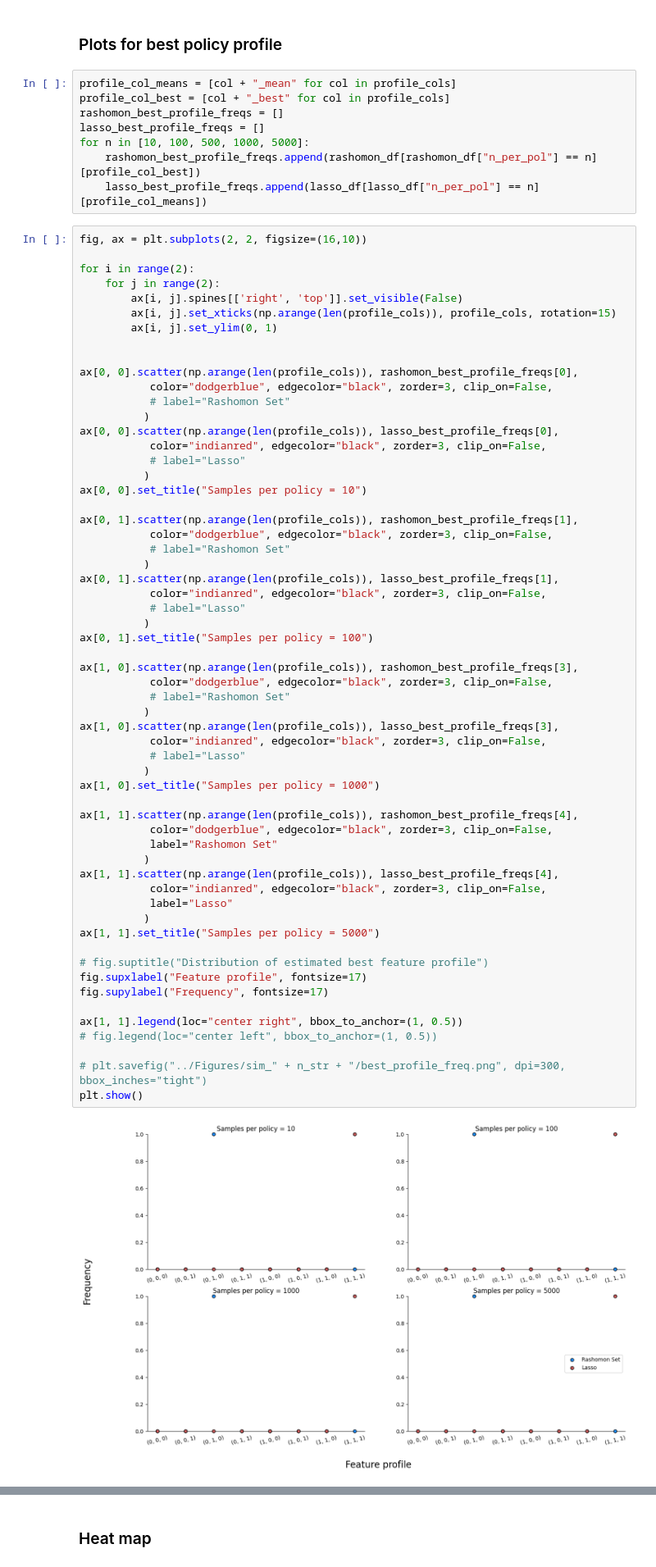
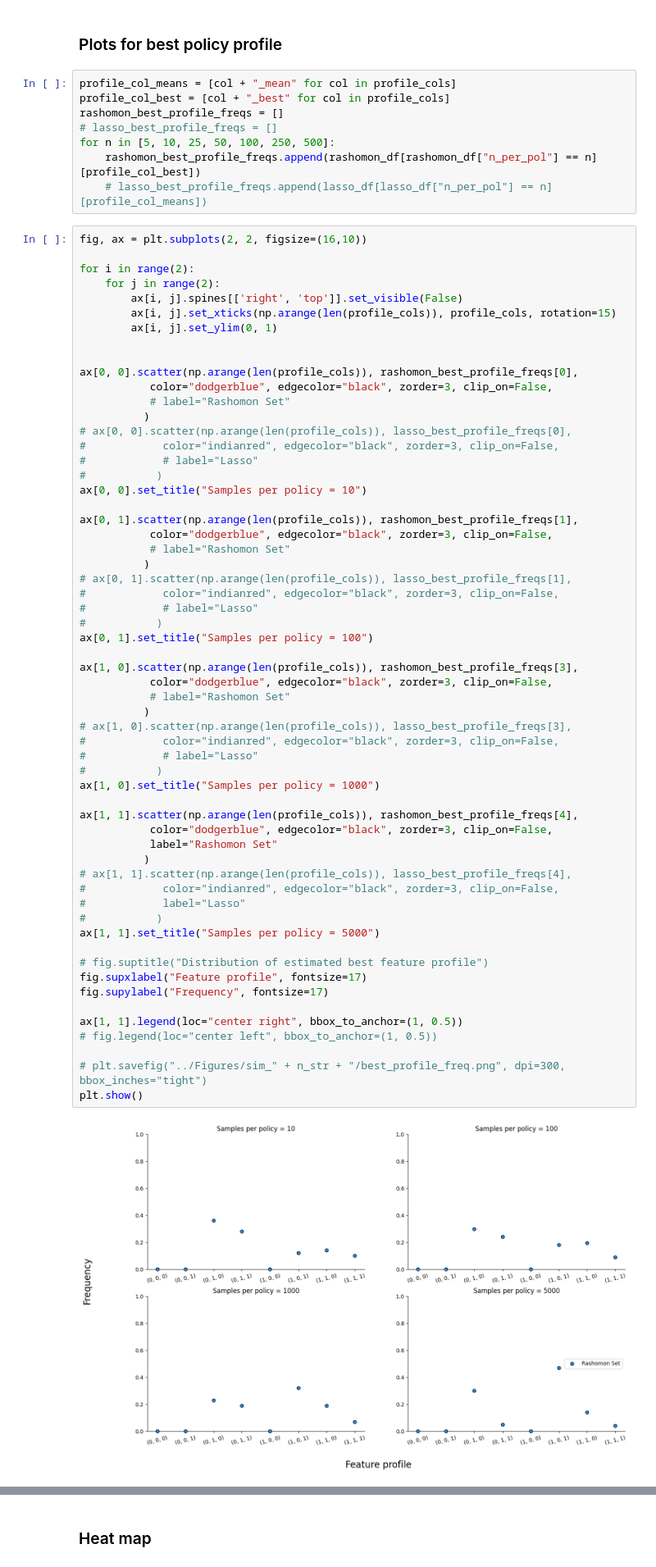
Before and after one commit to AparaV/rashomon-partition-sets, a Jupyter notebook: Code/analyze_results.ipynb, the cells around one changed output, grey strips where cells are left out. Shown at 82% size. Drawn from its saved outputs; the diff is of its cells as text.

```diff
--- a/Code/analyze_results.ipynb
+++ b/Code/analyze_results.ipynb
@@ -496,10 +497,10 @@ ct_df.head(n=10)
 profile_col_means = [col + "_mean" for col in profile_cols]
 profile_col_best = [col + "_best" for col in profile_cols]
 rashomon_best_profile_freqs = []
-lasso_best_profile_freqs = []
-for n in [10, 100, 500, 1000, 5000]:
+# lasso_best_profile_freqs = []
+for n in [5, 10, 25, 50, 100, 250, 500]:
     rashomon_best_profile_freqs.append(rashomon_df[rashomon_df["n_per_pol"] == n][profile_col_best])
-    lasso_best_profile_freqs.append(lasso_df[lasso_df["n_per_pol"] == n][profile_col_means])
+    # lasso_best_profile_freqs.append(lasso_df[lasso_df["n_per_pol"] == n][profile_col_means])
 # %%
 fig, ax = plt.subplots(2, 2, figsize=(16,10))
 
@@ -514,53 +515,53 @@ ax[0, 0].scatter(np.arange(len(profile_cols)), rashomon_best_profile_freqs[0],
            color="dodgerblue", edgecolor="black", zorder=3, clip_on=False,
            # label="Rashomon Set"
           )
-ax[0, 0].scatter(np.arange(len(profile_cols)), lasso_best_profile_freqs[0],
-           color="indianred", edgecolor="black", zorder=3, clip_on=False,
-           # label="Lasso"
-          )
+# ax[0, 0].scatter(np.arange(len(profile_cols)), lasso_best_profile_freqs[0],
+#            color="indianred", edgecolor="black", zorder=3, clip_on=False,
+#            # label="Lasso"
+#           )
 ax[0, 0].set_title("Samples per policy = 10")
 
 ax[0, 1].scatter(np.arange(len(profile_cols)), rashomon_best_profile_freqs[1],
            color="dodgerblue", edgecolor="black", zorder=3, clip_on=False,
            # label="Rashomon Set"
           )
-ax[0, 1].scatter(np.arange(len(profile_cols)), lasso_best_profile_freqs[1],
-           color="indianred", edgecolor="black", zorder=3, clip_on=False,
-           # label="Lasso"
-          )
+# ax[0, 1].scatter(np.arange(len(profile_cols)), lasso_best_profile_freqs[1],
+#            color="indianred", edgecolor="black", zorder=3, clip_on=False,
+#            # label="Lasso"
+#           )
 ax[0, 1].set_title("Samples per policy = 100")
 
 ax[1, 0].scatter(np.arange(len(profile_cols)), rashomon_best_profile_freqs[3],
            color="dodgerblue", edgecolor="black", zorder=3, clip_on=False,
            # label="Rashomon Set"
           )
-ax[1, 0].scatter(np.arange(len(profile_cols)), lasso_best_profile_freqs[3],
-           color="indianred", edgecolor="black", zorder=3, clip_on=False,
-           # label="Lasso"
-          )
+# ax[1, 0].scatter(np.arange(len(profile_cols)), lasso_best_profile_freqs[3],
+#            color="indianred", edgecolor="black", zorder=3, clip_on=False,
+#            # label="Lasso"
+#           )
 ax[1, 0].set_title("Samples per policy = 1000")
 
 ax[1, 1].scatter(np.arange(len(profile_cols)), rashomon_best_profile_freqs[4],
            color="dodgerblue", edgecolor="black", zorder=3, clip_on=False,
            label="Rashomon Set"
           )
-ax[1, 1].scatter(np.arange(len(profile_cols)), lasso_best_profile_freqs[4],
-           color="indianred", edgecolor="black", zorder=3, clip_on=False,
-           label="Lasso"
-          )
+# ax[1, 1].scatter(np.arange(len(profile_cols)), lasso_best_profile_freqs[4],
+#            color="indianred", edgecolor="black", zorder=3, clip_on=False,
+#            label="Lasso"
+#           )
 ax[1, 1].set_title("Samples per policy = 5000")
 
 # fig.suptitle("Distribution of estimated best feature profile")
 fig.supxlabel("Feature profile", fontsize=17)
 fig.supylabel("Frequency", fontsize=17)
 
 ax[1, 1].legend(loc="center right", bbox_to_anchor=(1, 0.5))
 # fig.legend(loc="center left", bbox_to_anchor=(1, 0.5))
 
 # plt.savefig("../Figures/sim_" + n_str + "/best_profile_freq.png", dpi=300, bbox_inches="tight")
 plt.show()
 # %% [output]
-[figure, old version]
+[figure, new version]
 # %%
 fig, ax = plt.subplots(1, 2, figsize=(10,5))
 
```
Also changed, not shown: parts of 11 cells of this notebook, 4 other files.
